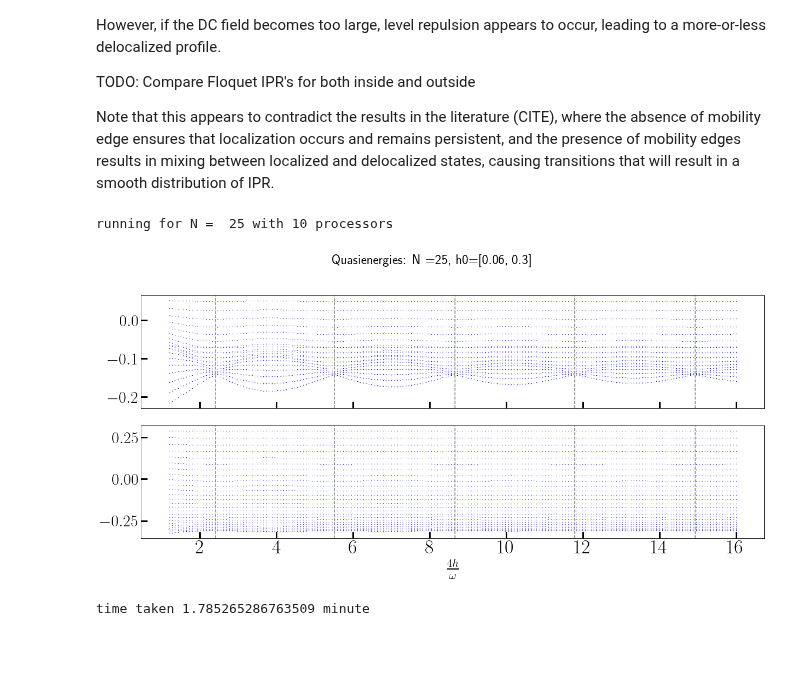
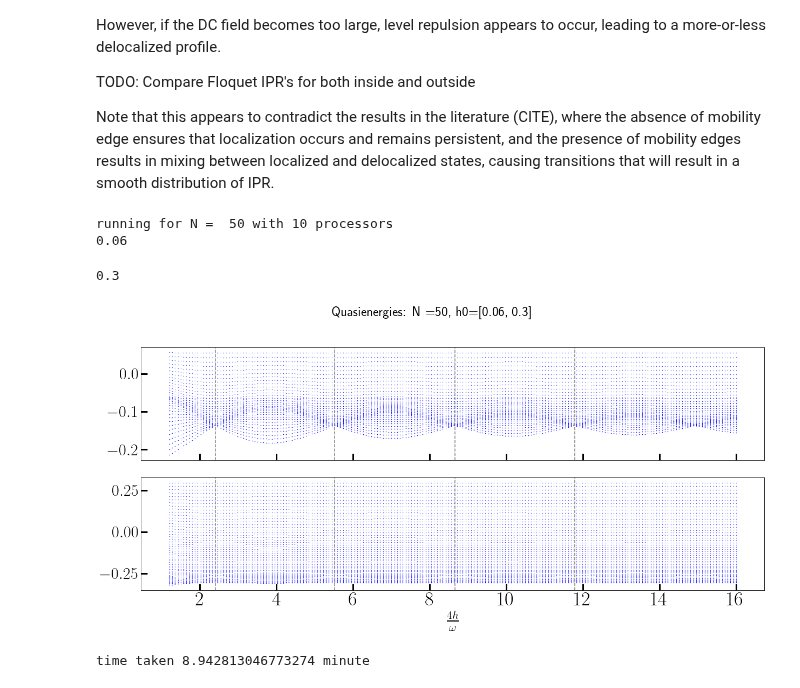
Before and after one commit to deyh2020/periodic_lipkin, a Jupyter notebook: Floquet_LMG.ipynb, the cells around one changed output. Cells and saved outputs as stored; diff of their text form; code cells hidden in the pictures; blank space fills up the shorter version.

```diff
--- a/Floquet_LMG.ipynb
+++ b/Floquet_LMG.ipynb
@@ -91,18 +86,0 @@ Let us start with $h_0=0$.
-# %%
-import matplotlib.pyplot as plt
-import matplotlib.cm as cm
-
-filename1 = 'pr_N_'+str(N)+'.jpeg'
-
-plt.figure(figsize = (80,5))
-
-plt.imshow(iprmat.T, interpolation='spline16', cmap='RdPu', aspect=0.25, origin='lower',extent = [4*hs[0]/w , 4*hs[-1]/w, 0 , N+1],vmin=0, vmax=15)
-plt.xlabel(r"$4h/\omega$")
-plt.ylabel(r"n")
-plt.colorbar()
-plt.savefig(filename1,dpi=500)
-
-for pt in freezing_pts:
-    plt.axvline(x=pt, color='gray', linestyle="--")
-
-plt.show()
@@ -202,7 +178,6 @@ from scipy.special import jn_zeros
 from scipy.special import j0
 import math
 import time as time
-from pprint import pprint
 
 start = time.time()
 plt.rcParams.update({
@@ -212,7 +187,7 @@ plt.rcParams.update({
     "font.size": 30,
     "font.sans-serif": ["Computer Modern"]})
 
-N = 25
+N = 50
 h0s = [0.06, 0.3]
 omega = 90
 w = omega
@@ -262,38 +237,44 @@ if __name__ == '__main__':
     ms_m = ms[1:]
     H1 = (np.diagflat(np.sqrt(s * (s+1) - ms_p * (ms_p+1)), k=1) + np.diagflat(np.sqrt(s * (s+1) - ms_m * (ms_m-1)), k=-1))/N
 
+    iprmats = []
     for i, h0 in enumerate(h0s):
+        print(h0)
         data = np.array(p.starmap(floq_evolv,[(psi,H0,H1,h,h0,w) for h in hs]))
         h_f = np.array(data[:,0])
         phs_f = np.array(data[:,1])
         evec_f = np.array(data[:,2])
-
+        iprmat = np.zeros((len(hs),N+1))
         for xx,h in enumerate(hs):
             #Get the previous Floquet Eigensystem
             if xx == 0:
                 evals_prev = phs_f[xx].real
                 evecs_prev = evec_f[xx]
             else:
                 evals_prev = phs_f[xx-1].real
                 evecs_prev = evec_f[xx-1]
 
             #Sort the Floquet states of this itertaion accordingly to orthonormality with the previous ones
             evals_curr = phs_f[xx].real
             evecs_curr = evec_f[xx]
             condition = np.abs(np.around(evecs_prev.T.conj() @ evecs_curr, 0))
             evals_curr = evals_curr[np.argmax(condition, axis=1)]
             evecs_curr = evecs_curr[:,np.argmax(condition, axis=1)]
             axs[i].scatter(4 * h * np.ones(N+1)/w, evals_curr, color = 'blue', marker='.', s = 0.5)
+            iprmat[xx,:] = 1.0/(np.sum(np.abs(evecs_curr)**4, axis=1))
+        iprmats.append(iprmat)
 
-    for pt in freezing_pts:
+    for pt in jn_zeros(0,4):
         axs[0].axvline(x=pt, color='gray', linestyle="--")
         axs[1].axvline(x=pt, color='gray', linestyle="--")
 
     axs[-1].set_xlabel(r'$\frac{4h}{\omega}$')
     plt.show()
 
 print('time taken',(time.time()-start)/60,'minute')
 # %% [output]
-running for N =  25 with 10 processors
+running for N =  50 with 10 processors
+0.06
+0.3
-[figure, old version]
+[figure, new version]
-time taken 1.785265286763509 minute
+time taken 8.942813046773274 minute
```
Also changed, not shown: parts of 6 cells of this notebook.
